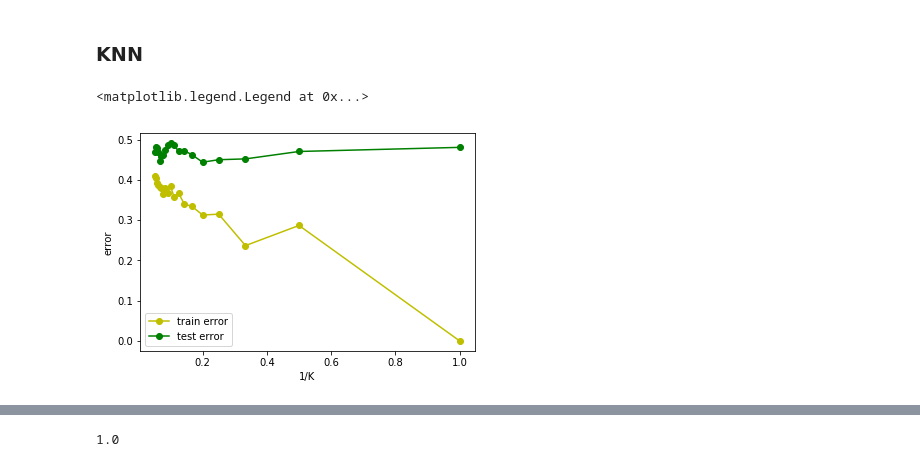
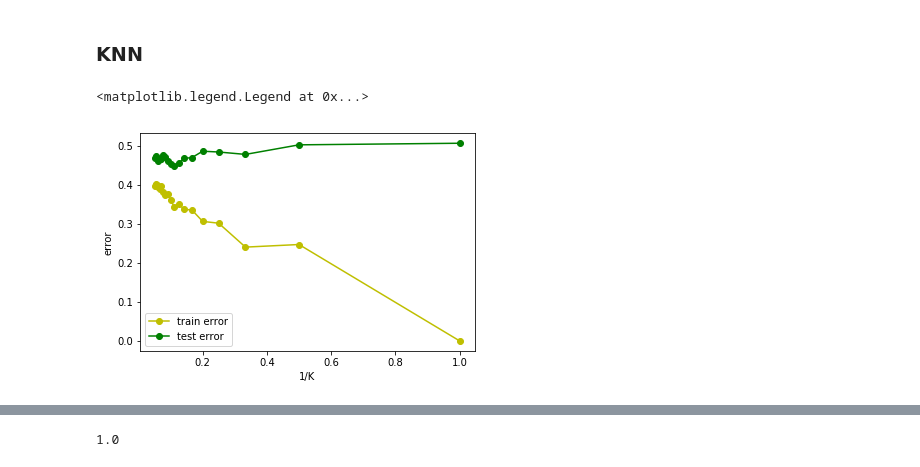
Before and after one commit to bg453cornell/ORIE-4740-NLP-ML, a Jupyter notebook: ORIE 4740 Code.ipynb, the cells around one changed output, grey strips where cells are left out. Drawn from its saved outputs; the diff is of its cells as text; code cells hidden in the pictures.

```diff
--- a/ORIE 4740 Code.ipynb
+++ b/ORIE 4740 Code.ipynb
@@ -114,9 +81,0 @@ list
-# %%
-DJIA_train = df.Label[:1500].values
-DJIA_test = df.Label[1500:].values
-headlines_train = headlines[:1500]
-headlines_test = headlines[1500:]
-vectorizer = CountVectorizer(ngram_range=(2,2))
-vectorizer.fit(headlines_train)
-train_term_document_matrix = vectorizer.transform(headlines_train)
-test_term_document_matrix = vectorizer.transform(headlines_test)
@@ -135,0 +82,5 @@ vectorizer.get_feature_names()[-10:]
+# %%
+# CountVectorizer
+basicvectorizer = CountVectorizer(ngram_range=(3,3))
+train_term_document_matrix_basic = basicvectorizer.fit_transform(headlines_train)
+test_term_document_matrix_basic = basicvectorizer.transform(headlines_test)
@@ -159,14 +115,15 @@ def KNN(X_train, Y_train, X_test, Y_test, K):
     accu = sum(Y_test == pred)/len(pred)
     return accu
 # %%
-train_error =[1- KNN(train_term_document_matrix, DJIA_train, train_term_document_matrix, DJIA_train, K) for K in range(1, 20)]
-test_error = [1- KNN(train_term_document_matrix, DJIA_train, test_term_document_matrix, DJIA_test, K) for K in range(1, 20)]
+# CountVectorizer
+train_error =[1- KNN(train_term_document_matrix_basic, DJIA_train, train_term_document_matrix_basic, DJIA_train, K) for K in range(1, 20)]
+test_error = [1- KNN(train_term_document_matrix_basic, DJIA_train, test_term_document_matrix_basic, DJIA_test, K) for K in range(1, 20)]
 one_over_k = [1.0/K for K in range(1, 20)]
 plt.plot(one_over_k, train_error, '-yo', label = 'train error')
 plt.plot(one_over_k, test_error, '-go', label = 'test error')
 plt.ylabel('error')
 plt.xlabel('1/K')
 plt.legend(loc = 'lower left')
 # %% [output]
 <matplotlib.legend.Legend at 0x...>
-[figure, old version]
+[figure, new version]
```
Also changed, not shown: parts of 16 cells of this notebook.
